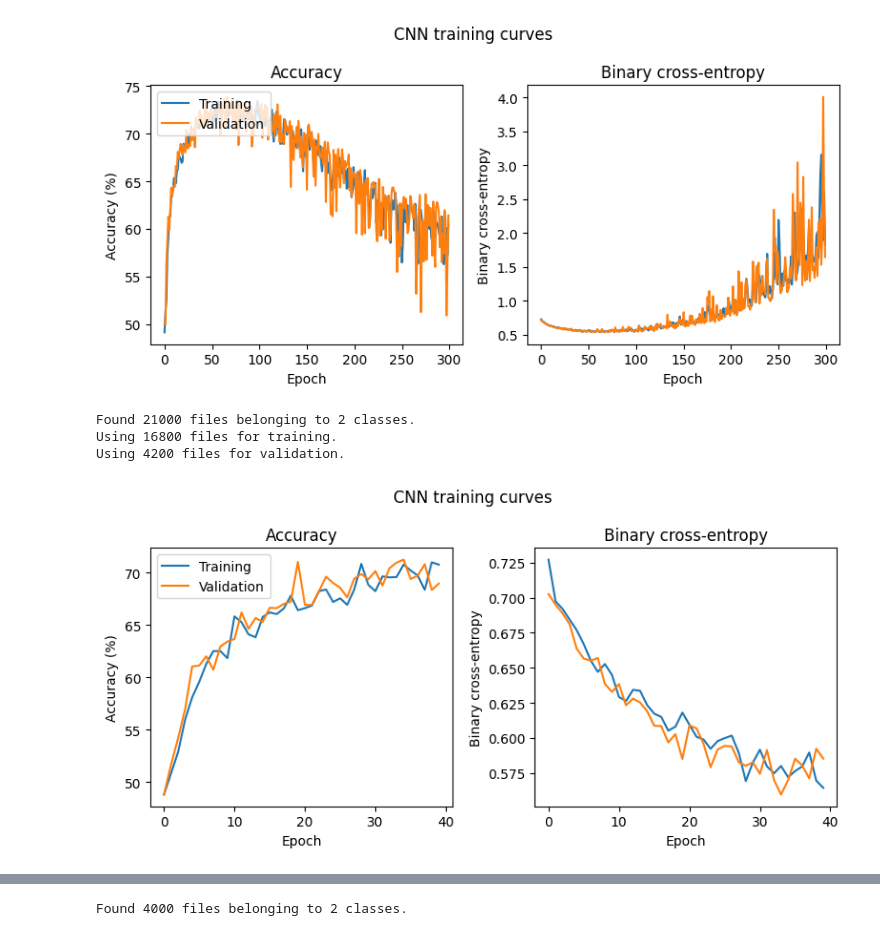
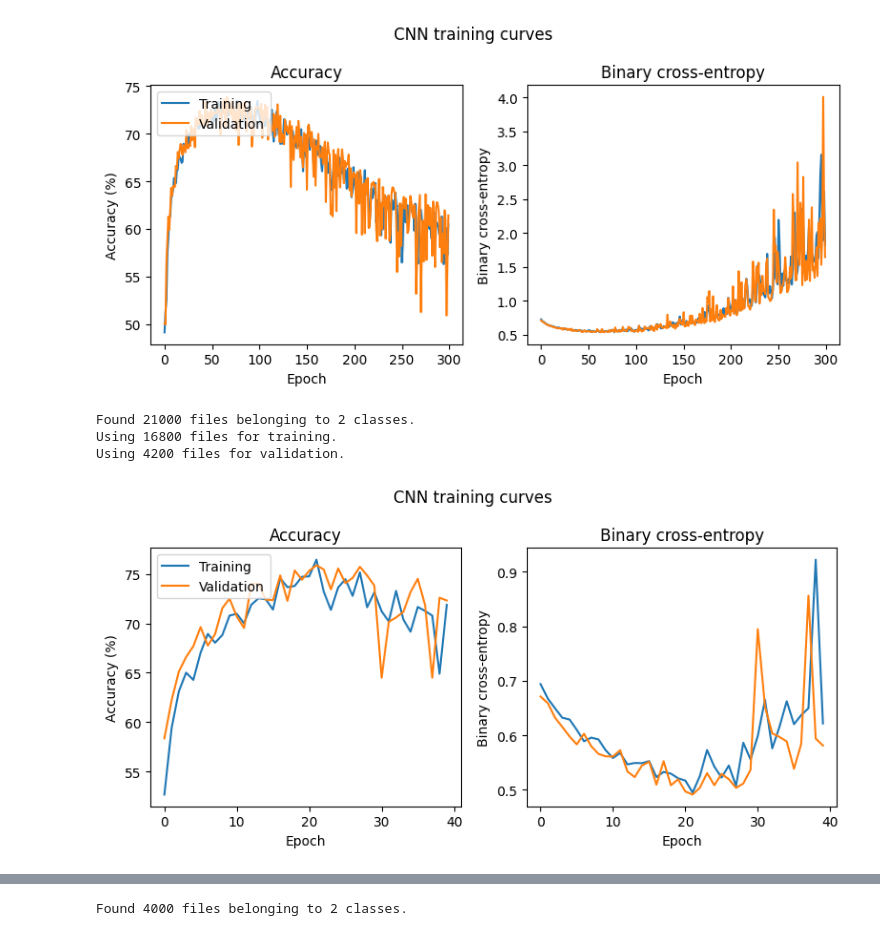
Before and after one commit to drtclem/Image_Class, a Jupyter notebook: src/mvp.ipynb, the cells around one changed output, grey strips where cells are left out. Saved outputs shown, nothing was run; the diff lists cells and outputs as text; code cells hidden in the pictures.

```diff
--- a/src/mvp.ipynb
+++ b/src/mvp.ipynb
@@ -368,20 +391,20 @@ Training run already complete, loading results from disk.
 # %%
 experiment_results={}
 # Set some hyperparameters for the run
-hyperparameters={'batch_size': 128, 'learning_rate': 0.0001, 'epochs': 40, 'aspect_ratio': 4/3}
+hyperparameters={'batch_size': 128, 'learning_rate': 0.0001, 'epochs': 40, 'aspect_ratio': 4/3, 'image_width': 128}
 
 # Do a single training run
 training_results=utils.single_training_run(training_data_path, **hyperparameters)
 
 # Collect the results so we can plot all of the experiments together at the end
 experiment_results['Optimized model']=training_results
 
 # Plot the results
 utils.plot_single_training_run(training_results).show()
 
 print()
 # %% [output]
 Found 21000 files belonging to 2 classes.
 Using 16800 files for training.
 Using 4200 files for validation.
-[figure, old version]
+[figure, new version]
```
Also changed, not shown: parts of 11 cells of this notebook.
